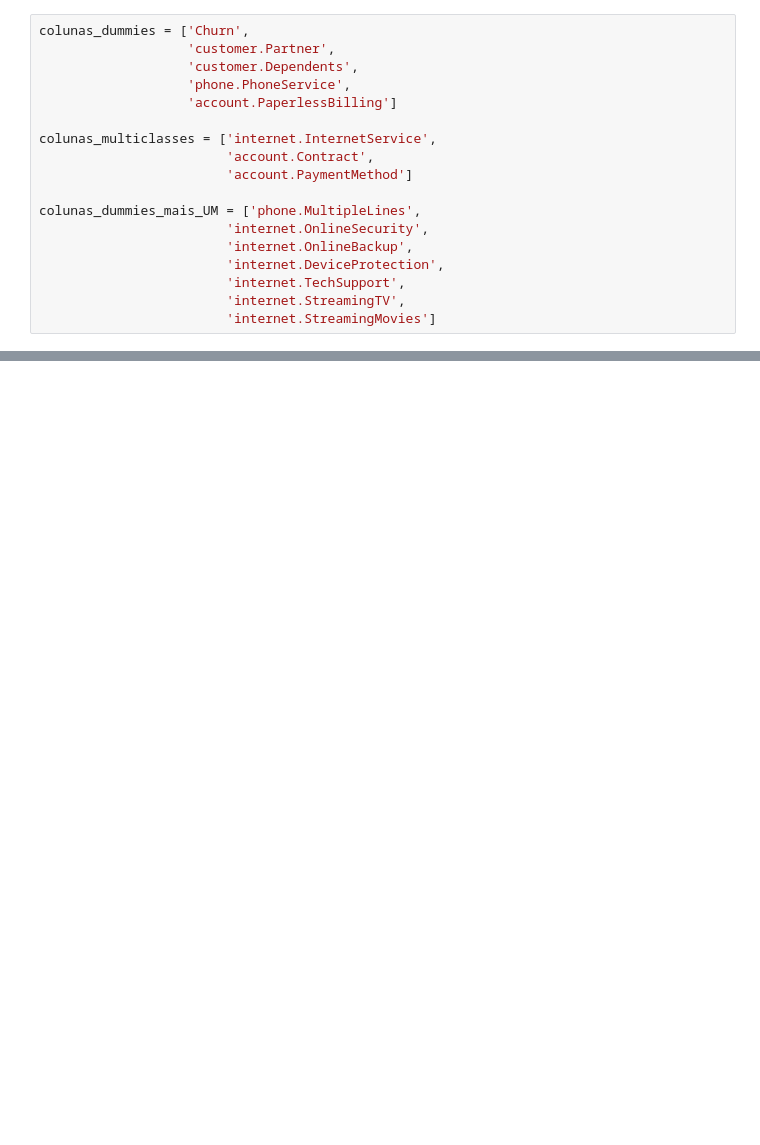
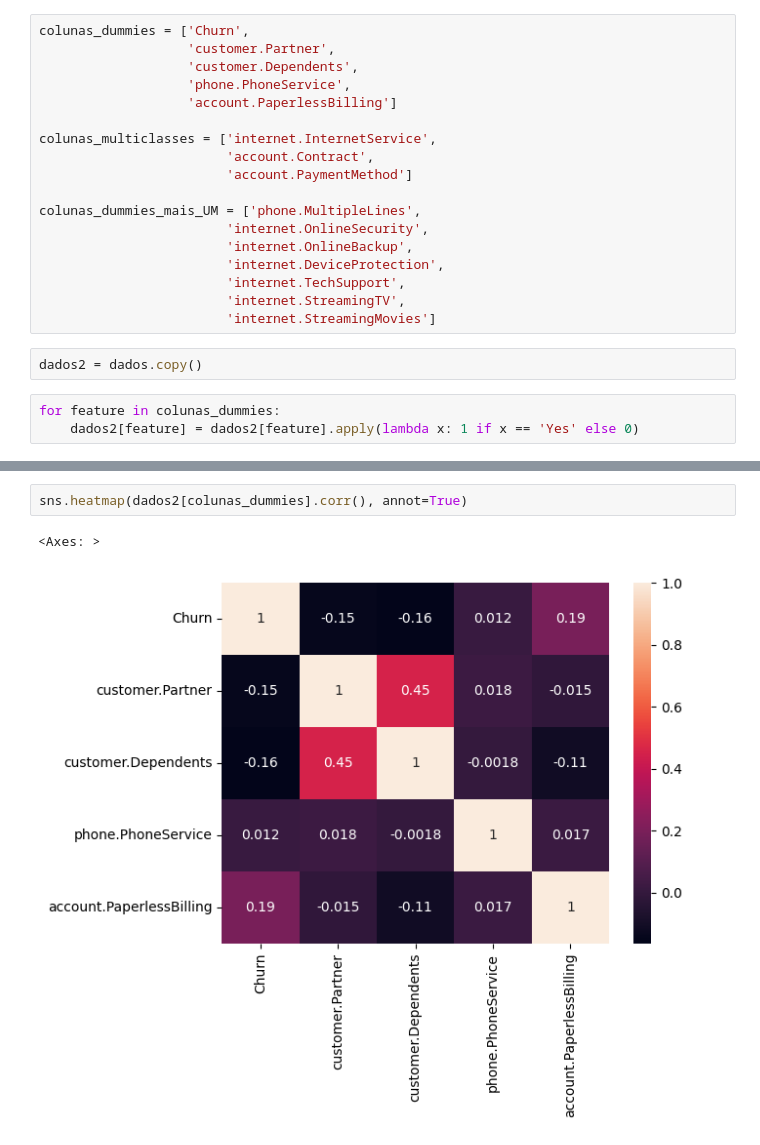
Before and after one commit to I-Am-Not-Lucas/Challange-Data-Science, a Jupyter notebook: Semana_1_EDA.ipynb, the cells around one changed output, grey strips where cells are left out. Saved outputs shown, nothing was run; the diff lists cells and outputs as text; blank space fills up the shorter version.

```diff
--- a/Semana_1_EDA.ipynb
+++ b/Semana_1_EDA.ipynb
@@ -358,4 +416,9 @@ colunas_dummies_mais_UM = ['phone.MultipleLines',
                         'internet.TechSupport',
                         'internet.StreamingTV',
                         'internet.StreamingMovies']
+# %%
+dados2 = dados.copy()
+# %%
+for feature in colunas_dummies:
+    dados2[feature] = dados2[feature].apply(lambda x: 1 if x == 'Yes' else 0)
 # %%
@@ -364,0 +433,5 @@ ValueError: could not convert string to float: 'Yes'
+# %%
+sns.heatmap(dados2[colunas_dummies].corr(), annot=True)
+# %% [output]
+<Axes: >
+[figure, added]
```
Also changed, not shown: parts of 20 cells of this notebook.
